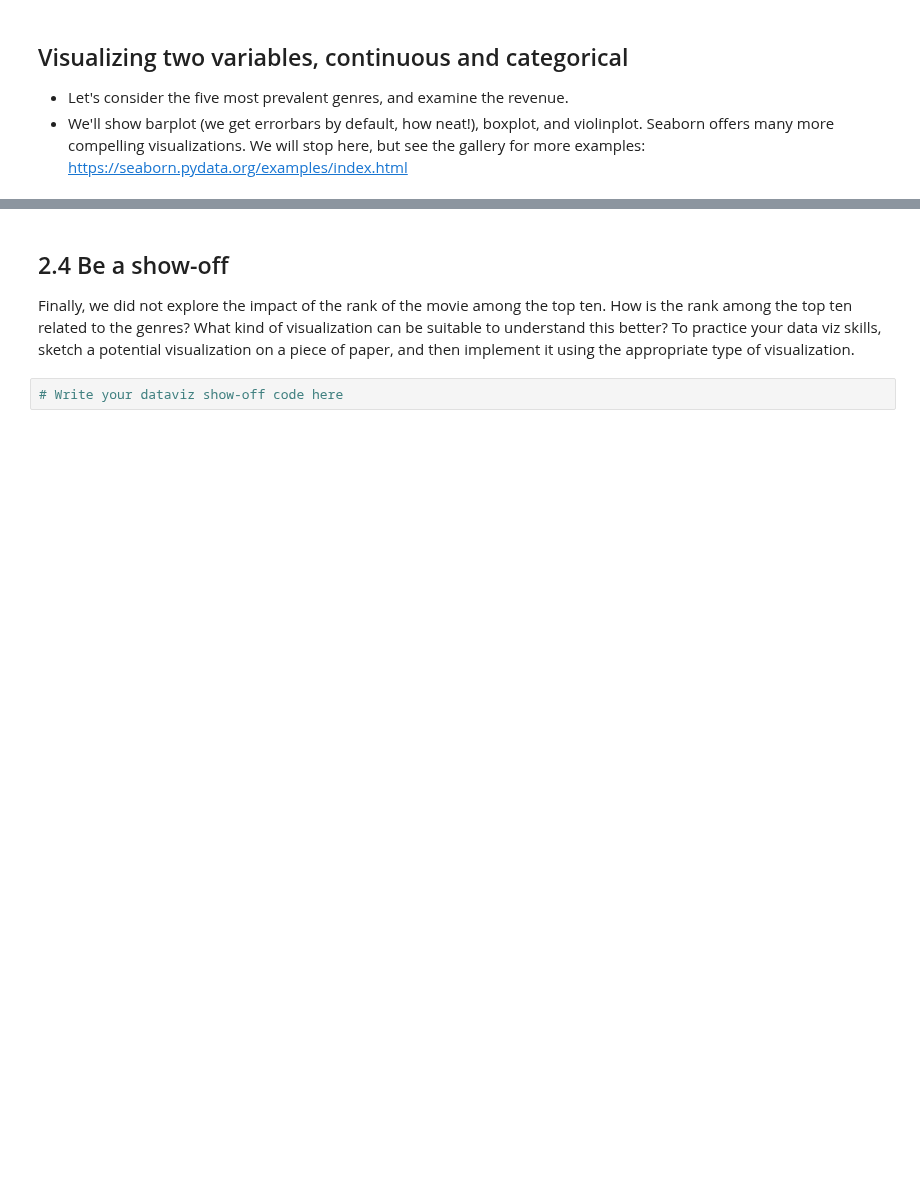
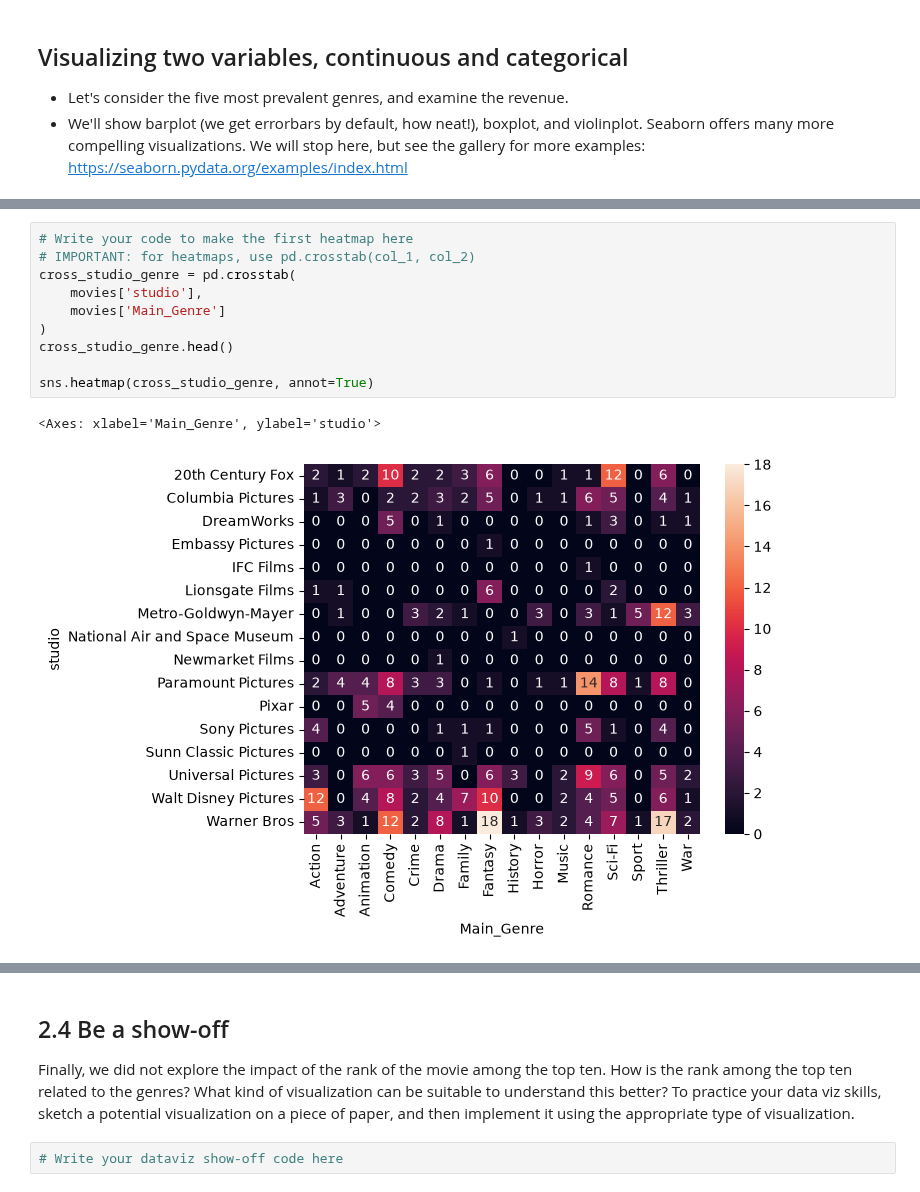
Before and after one commit to dimitripelgrin/ADA2026, a Jupyter notebook: Exercises/02 - Data viz and data from the web/Becoming a DataVizard exercise.ipynb, the cells around one changed output, grey strips where cells are left out. Drawn from its saved outputs; the diff is of its cells as text; blank space fills up the shorter version.

```diff
--- a/Exercises/02 - Data viz and data from the web/Becoming a DataVizard exercise.ipynb
+++ b/Exercises/02 - Data viz and data from the web/Becoming a DataVizard exercise.ipynb
@@ -224,4 +275,17 @@ In the next three excercises, you are provided with descriptions and rough sketc
 
 
 <img src="figure4.jpg" style="width: 500px;" align="left">
+# %%
+# Write your code to make the first heatmap here
+# IMPORTANT: for heatmaps, use pd.crosstab(col_1, col_2)
+cross_studio_genre = pd.crosstab(
+    movies['studio'],
+    movies['Main_Genre']
+)
+cross_studio_genre.head()
+
+sns.heatmap(cross_studio_genre, annot=True)
+# %% [output]
+<Axes: xlabel='Main_Genre', ylabel='studio'>
+[figure, added]
 # %%
```
Also changed, not shown: parts of 22 cells of this notebook.
